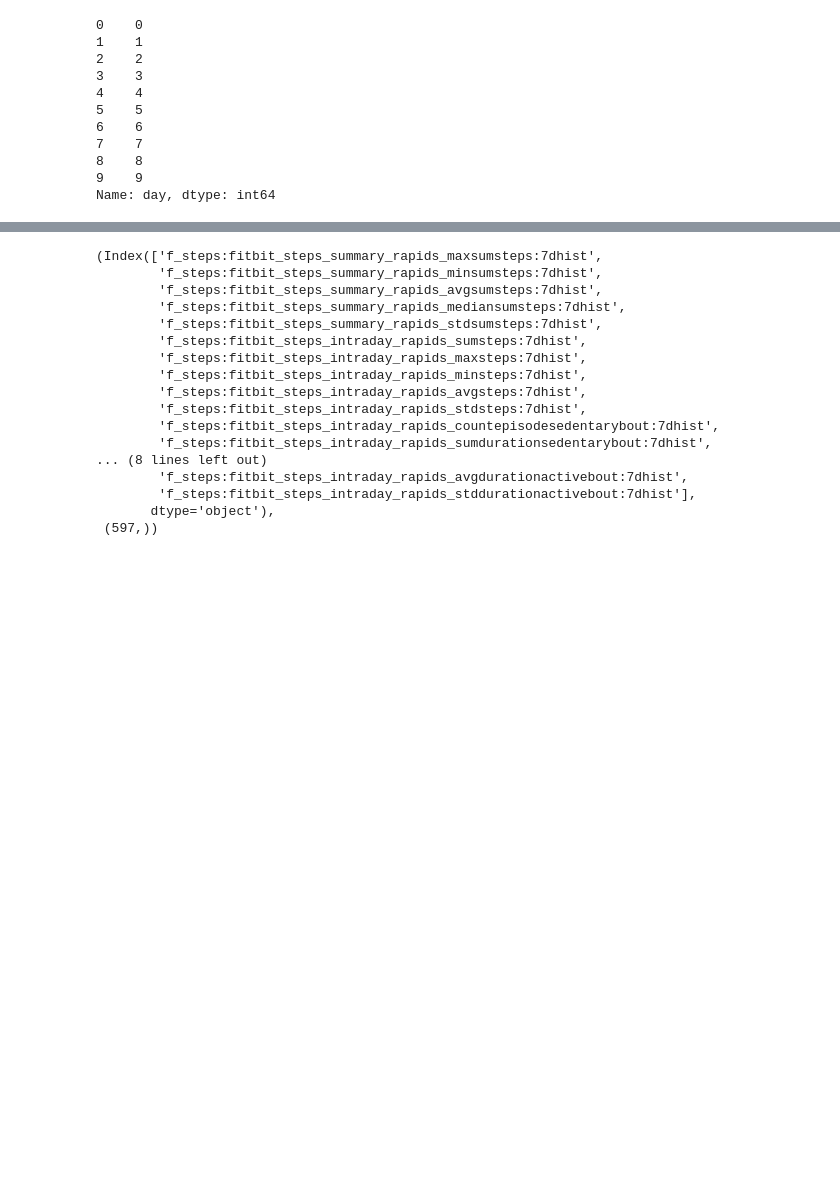
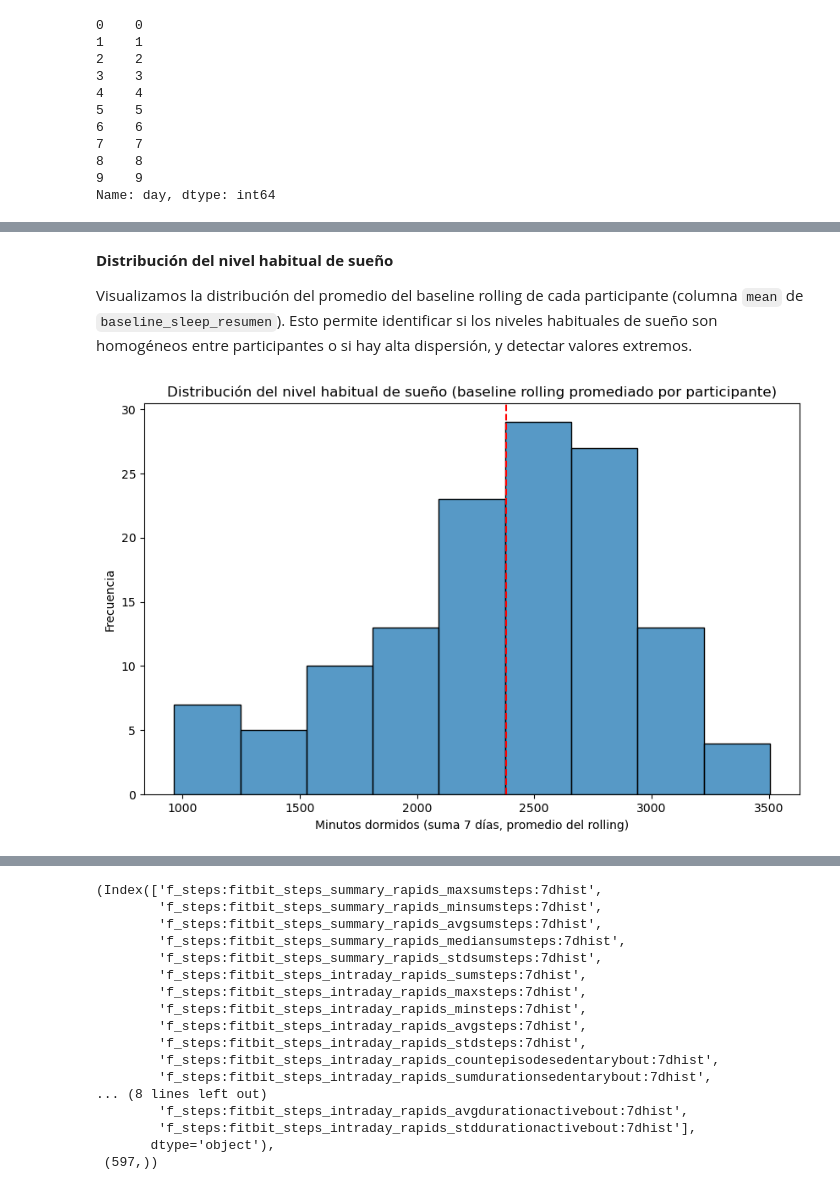
Before and after one commit to alejandrobarriel/globem, a Jupyter notebook: notebooks/globem.ipynb, the cells around one changed output, grey strips where cells are left out. Saved outputs shown, nothing was run; the diff lists cells and outputs as text; code cells hidden in the pictures; blank space fills up the shorter version.

```diff
--- a/notebooks/globem.ipynb
+++ b/notebooks/globem.ipynb
@@ -945,0 +646,10 @@ La dimensión de activación se representa con `df_steps`. La lógica de selecci
+# %%
+df_sleep = df_sleep.sort_values(["pid", "day"]).reset_index(drop=True)
+
+baseline_sleep = (
+    df_sleep
+    .groupby("pid")[col_sleep]
+    .apply(lambda s: s.shift(7).rolling(window=21, min_periods=15).agg(["mean", "std"]))
+)
+
+baseline_sleep.head(40)
@@ -945,0 +685,3 @@ La dimensión de activación se representa con `df_steps`. La lógica de selecci
+# %%
+baseline_sleep_resumen = baseline_sleep.groupby("pid").mean()
+baseline_sleep_resumen
@@ -945,0 +703,14 @@ La dimensión de activación se representa con `df_steps`. La lógica de selecci
+# %% [markdown]
+**Distribución del nivel habitual de sueño**
+
+Visualizamos la distribución del promedio del baseline rolling de cada participante (columna `mean` de `baseline_sleep_resumen`). Esto permite identificar si los niveles habituales de sueño son homogéneos entre participantes o si hay alta dispersión, y detectar valores extremos.
+# %%
+plt.figure(figsize=(10, 6))
+sns.histplot(baseline_sleep_resumen, x="mean")
+plt.axvline(baseline_sleep_resumen["mean"].mean(), color="red", linestyle="--")
+plt.title("Distribución del nivel habitual de sueño (baseline rolling promediado por participante)")
+plt.xlabel("Minutos dormidos (suma 7 días, promedio del rolling)")
+plt.ylabel("Frecuencia")
+plt.show()
+# %% [output]
+[figure, added]
```
Also changed, not shown: parts of 289 cells of this notebook, 1 other file.
